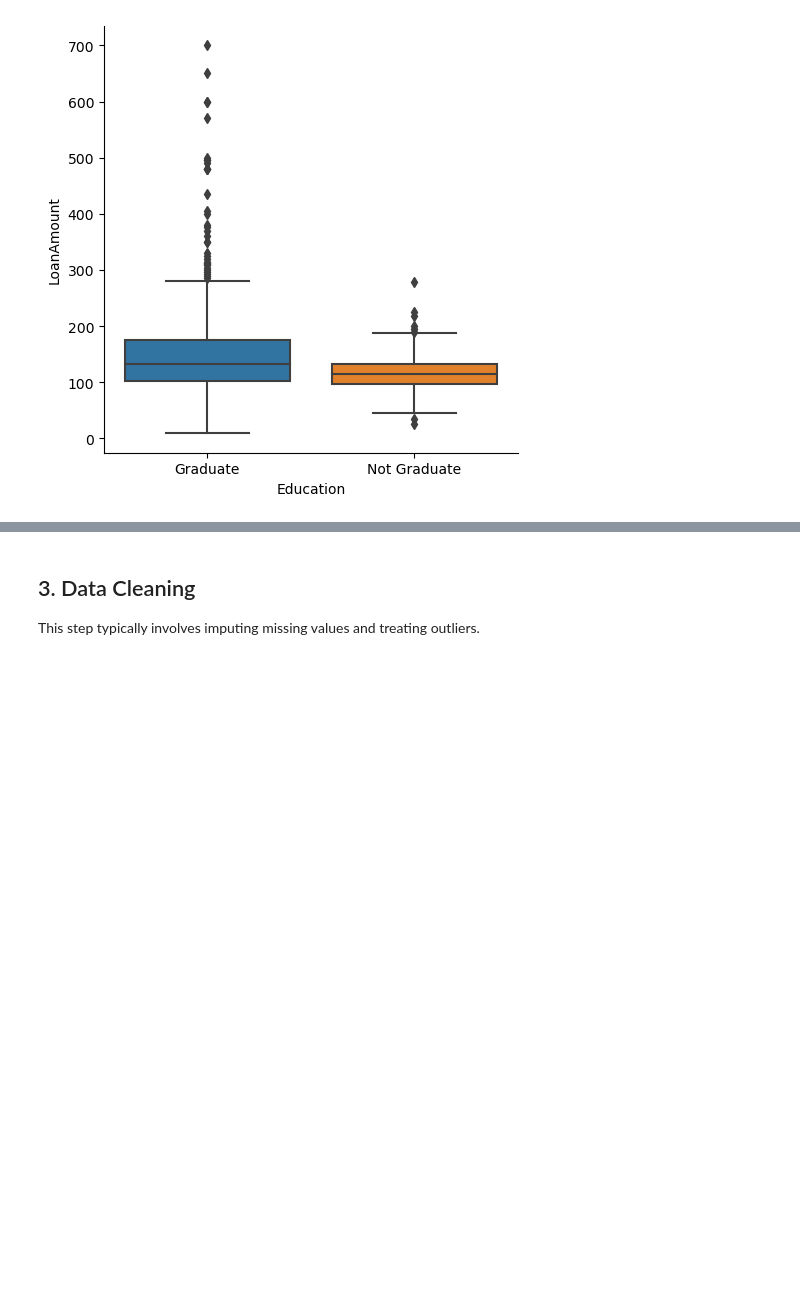
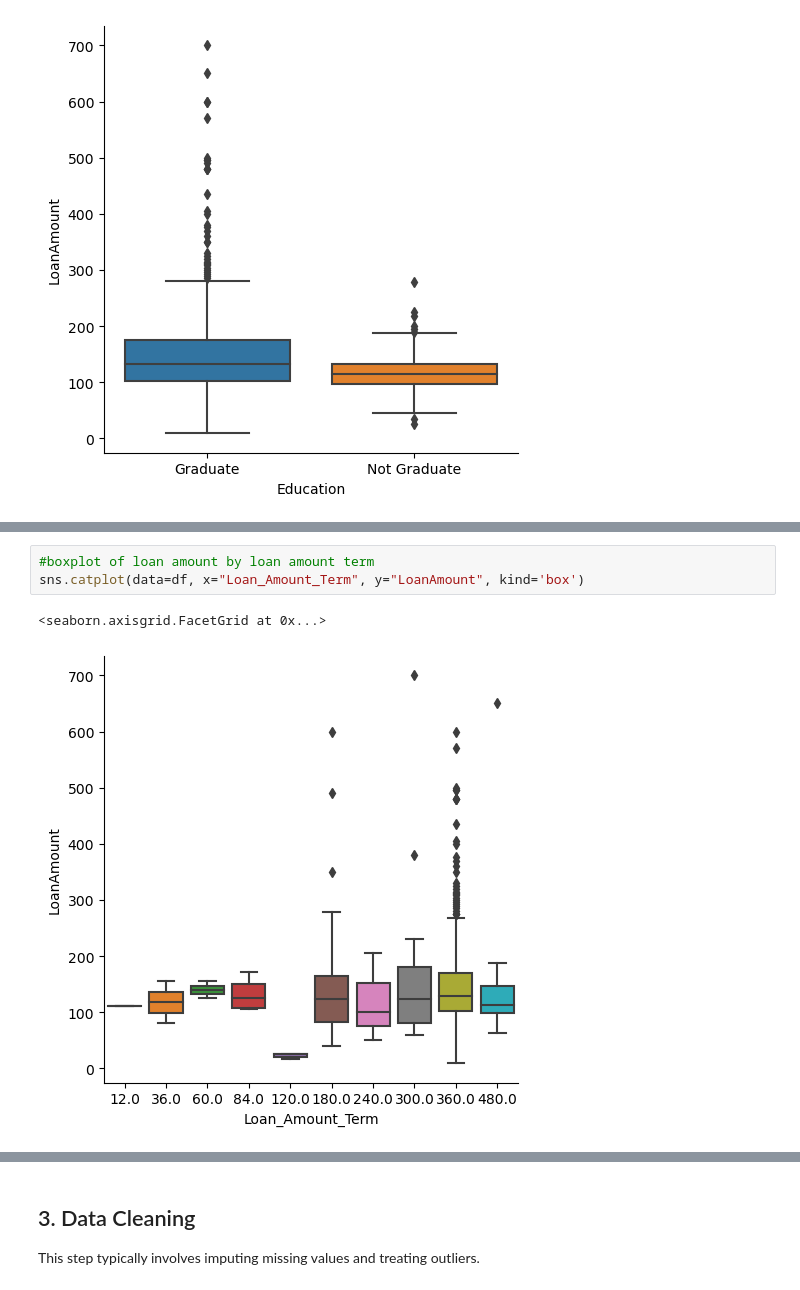
Before and after one commit to naqueattack/DeploymentProject, a Jupyter notebook: notebooks/instructions.ipynb, the cells around one changed output, grey strips where cells are left out. Drawn from its saved outputs; the diff is of its cells as text; blank space fills up the shorter version.

```diff
--- a/notebooks/instructions.ipynb
+++ b/notebooks/instructions.ipynb
@@ -329,0 +348,6 @@ sns.catplot(data=df, x="Gender", y="LoanAmount", kind='box')
+# %%
+#boxplot of loan amount by loan amount term
+sns.catplot(data=df, x="Loan_Amount_Term", y="LoanAmount", kind='box')
+# %% [output]
+<seaborn.axisgrid.FacetGrid at 0x...>
+[figure, added]
```
Also changed, not shown: parts of 15 cells of this notebook.
